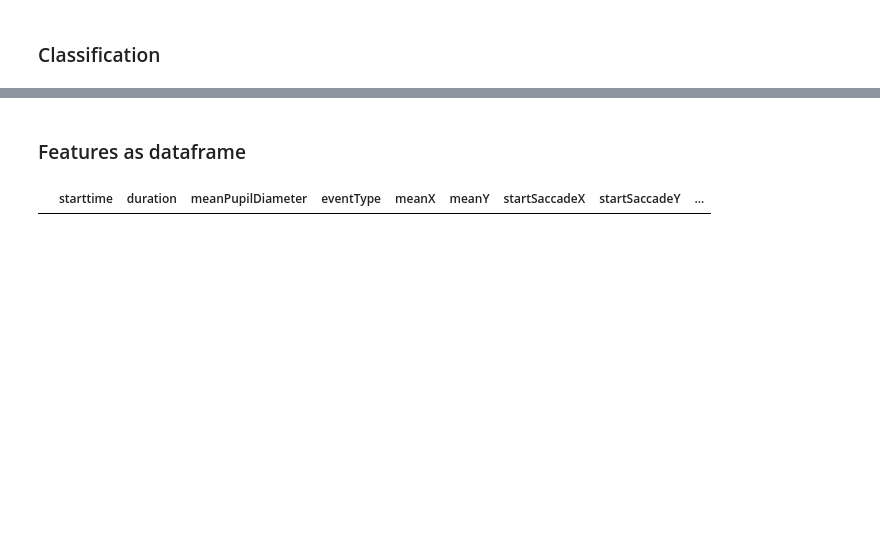
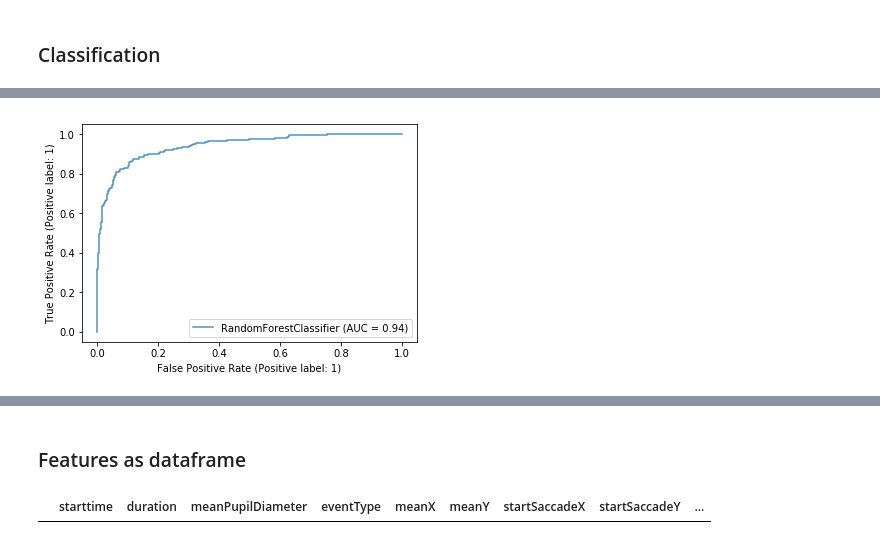
Before and after one commit to kroglkt/CogSci3, a Jupyter notebook: DOVES classifier.ipynb, the cells around one changed output, grey strips where cells are left out. Cells and saved outputs as stored; diff of their text form; code cells hidden in the pictures; blank space fills up the shorter version.

```diff
--- a/DOVES classifier.ipynb
+++ b/DOVES classifier.ipynb
@@ -708,0 +702,39 @@ rfc_avg_precision = sum(precision)/k
+# %%
+# Random Forest
+
+X = np.array(X)
+y = np.array(Y)
+
+model = RandomForestClassifier(
+    n_estimators=1000, criterion='entropy', min_samples_split=5,
+    min_samples_leaf=1, random_state=42, max_features='sqrt'
+)
+
+acc_score = []
+f1 = []
+recall = []
+precision = []
+
+k = 5
+kf = KFold(n_splits=k, shuffle=False)
+for train_index, test_index in kf.split(X):
+    X_train, X_test = X[train_index], X[test_index]
+    y_train, y_test = y[train_index], y[test_index]
+
+    model.fit(X_train,y_train)
+    pred_values = model.predict(X_test)
+
+    acc_score.append(accuracy_score(y_test, pred_values))
+    f1.append(f1_score(y_test, pred_values))
+    precision.append(precision_score(y_test, pred_values))
+    recall.append(recall_score(y_test, pred_values))
+
+ax = plt.gca()
+rfc_disp = plot_roc_curve(model, X_test, y_test, ax=ax, alpha=0.8)
+
+rfc_avg_acc_score = sum(acc_score)/k
+rfc_avg_f1_score = sum(f1)/k
+rfc_avg_recall = sum(recall)/k
+rfc_avg_precision = sum(precision)/k
+# %% [output]
+[figure, added]
```
Also changed, not shown: parts of 9 cells of this notebook.
